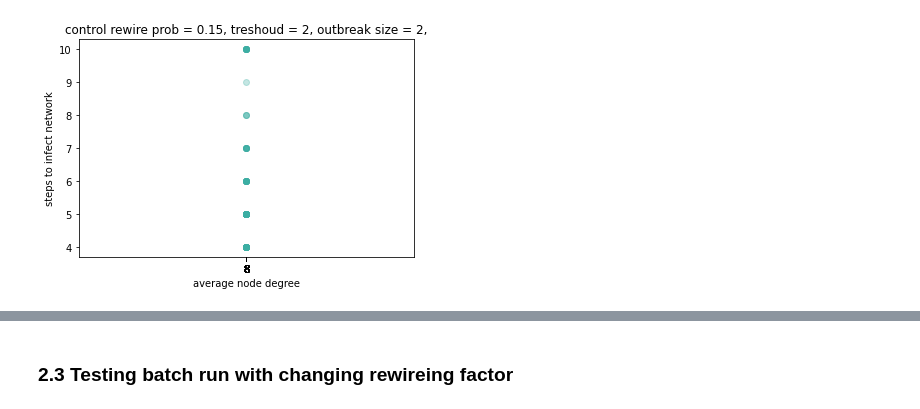
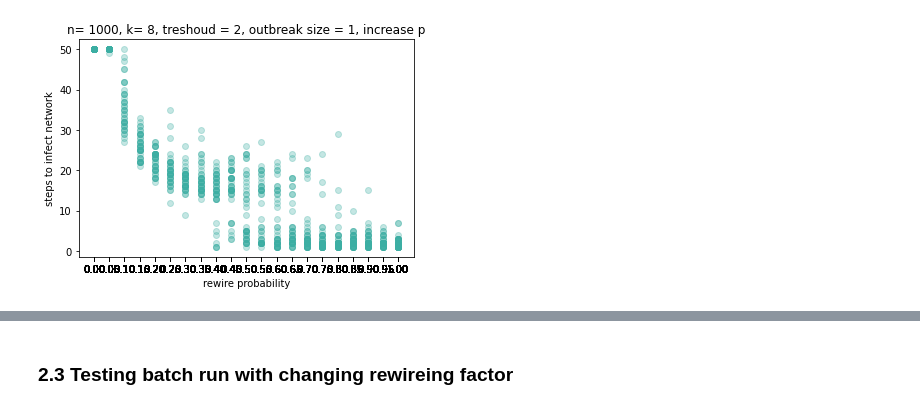
Before and after one commit to jiajia20/mesa-vis, a Jupyter notebook: Complex contagion/BaseModel.ipynb, the cells around one changed output, grey strips where cells are left out. Drawn from its saved outputs; the diff is of its cells as text; code cells hidden in the pictures.

```diff
--- a/Complex contagion/BaseModel.ipynb
+++ b/Complex contagion/BaseModel.ipynb
@@ -94,7 +83,7 @@ variable_params = {"avg_node_degree": range(2,20)
 batch_run = BatchRunner(InfoSpread,
                         variable_params,
                         fixed_params,
-                        iterations=5,
+                        iterations=20,
                         max_steps=10,
                         model_reporters={"infection_list": infected_list})
 batch_run.run_all()
@@ -103,13 +130,15 @@ run_data = batch_run.get_model_vars_dataframe()
 # %%
 import matplotlib.pyplot as plt
-x = run_data['avg_node_degree'].values.tolist()
+from runtime import *
+
+x = run_data['rewire_prob'].values.tolist()
 time = calculate_infection_time(run_data)
 plt.plot(x,time,'o', color = '#3CAEA3', alpha = 0.3)
-plt.xlabel("average node degree")
+plt.xlabel("rewire probability")
 plt.ylabel("steps to infect network")
-plt.title("control rewire prob = 0.15, treshoud = 2, outbreak size = 2,")
+plt.title("n= 1000, k= 8, treshoud = 2, outbreak size = 1, increase p")
 plt.xticks(x)
 plt.show()
 # %% [output]
-[figure, old version]
+[figure, new version]
 # %%
```
Also changed, not shown: parts of 12 cells of this notebook, 4 other files.
